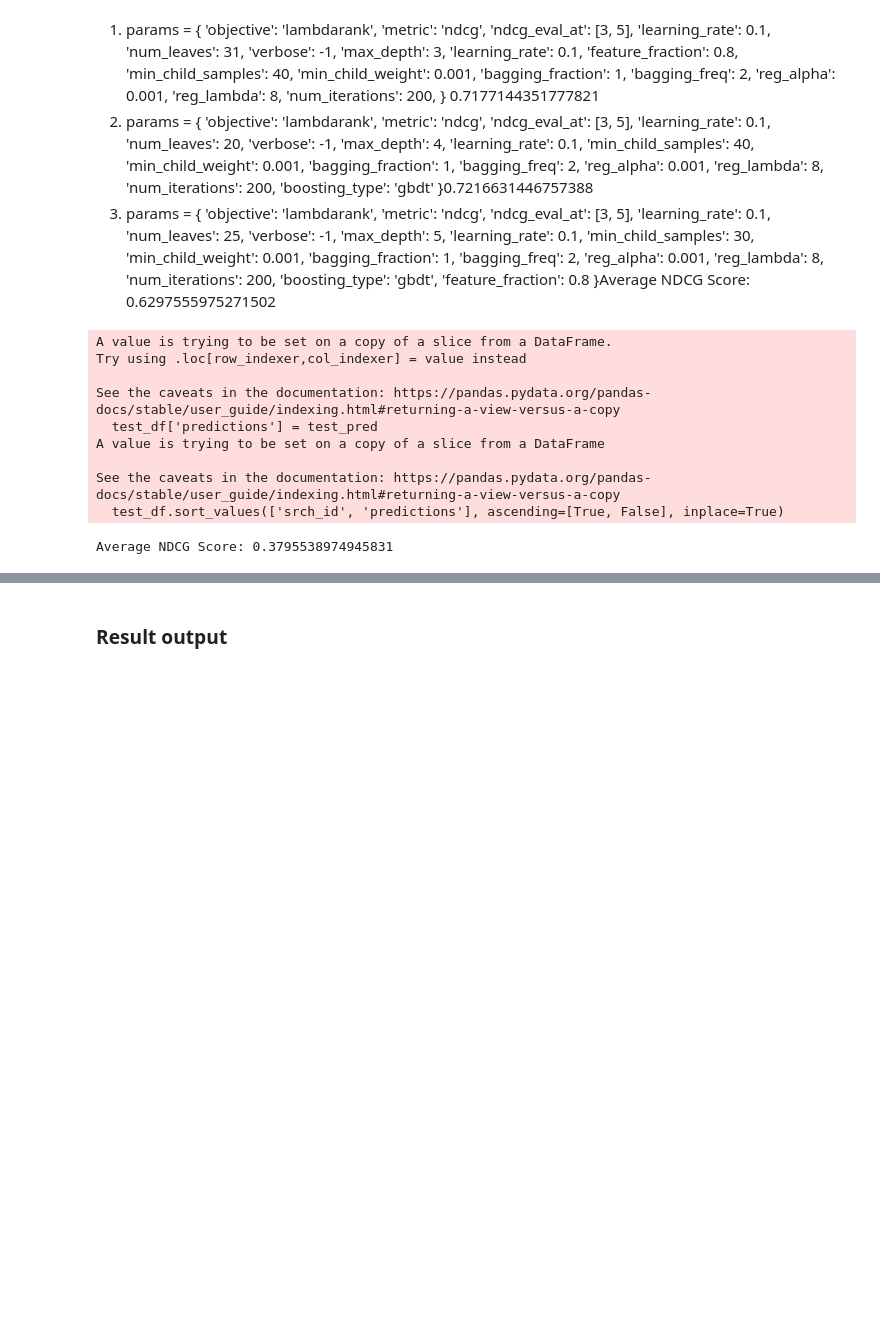
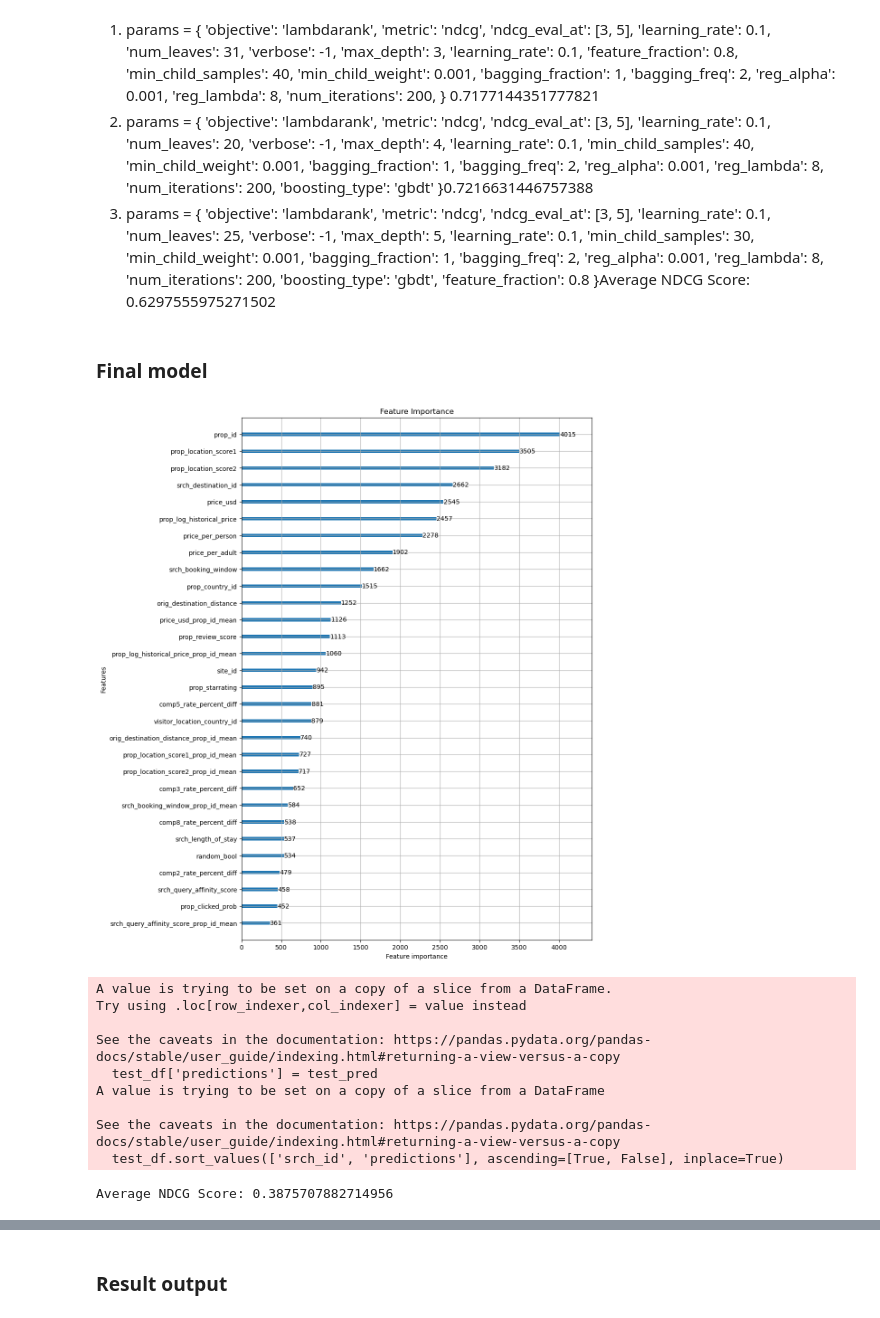
Before and after one commit to Ly-MX15/DMT-Assignment-2, a Jupyter notebook: Menghan's part/model_lightgbm.ipynb, the cells around one changed output, grey strips where cells are left out. Saved outputs shown, nothing was run; the diff lists cells and outputs as text; code cells hidden in the pictures; blank space fills up the shorter version.

Commit message:
menghan's model

```diff
--- a/Menghan's part/model_lightgbm.ipynb
+++ b/Menghan's part/model_lightgbm.ipynb
@@ -48,7 +53,5 @@ print("Columns with NA values and their counts:")
 for col, count in na_counts.items():
     if count > 0:
         print(f"{col}: {count}")
-# 删除有NA值的列
-df = df.dropna(axis=1)
 # %% [output]
 Columns with NA values and their counts:
@@ -70,0 +58,8 @@ comp8_rate_percent_diff_visitor_location_country_id_std: 4956532
+# %%
+A = ['srch_length_of_stay', 'srch_booking_window', 'srch_adults_count', 'srch_children_count', 'srch_room_count']
+B = ['_srch_destination_id_', 'srch_id']
+C = ['median', 'mean', 'std']
+
+columns_to_drop = [b + c for c in C for b in B]
+print("Columns to drop:", columns_to_drop)
+df.drop(columns=columns_to_drop, errors='ignore', inplace=True)
@@ -71,13 +68,23 @@ comp8_rate_percent_diff_visitor_location_country_id_std: 4956532
+# %%
+df_feature = pd.read_csv('feature_importance.csv')
+
+# 筛选出Importance为0的特征
+zero_importance_features = df_feature[df_feature['Importance'] == 0]['Feature'].tolist()
+
+
+# 从原始数据集中删除这些特征
+df.drop(columns=zero_importance_features, inplace=True)
 # %%
 columns = df.columns
 
 # 使用列表推导式筛选出不需要删除的列
 features = [
-    col for col in columns if col not in ['date_time', 'position', 'click_bool', 'booking_bool', 'score']
+    col for col in columns if col not in ['date_time', 'position', 'click_bool', 'booking_bool', 'score', 'srch_id']
     and 'gross_bookings_usd' not in col and 'position' not in col
 ]
 
 
+
 print(len(features))
 print(len(df.columns))
 # %% [output]
@@ -326,10 +235,12 @@ See the caveats in the documentation: https://pandas.pydata.org/pandas-docs/stab
     'boosting_type': 'gbdt',
     'feature_fraction': 0.8
 }Average NDCG Score: 0.6297555975271502
+# %% [markdown]
+### Final model
 # %%
 unique_ids = df['srch_id'].unique()
 train_ids, test_ids = train_test_split(unique_ids, test_size=0.2, random_state=42, shuffle=True)
-train_df = df[df['srch_id'].isin(train_val_ids)]
+train_df = df[df['srch_id'].isin(train_ids)]
 test_df = df[df['srch_id'].isin(test_ids)]
 
 
@@ -338,39 +249,39 @@ train_data = lgb.Dataset(train_df[features], label=train_df['score'], group=trai
 test_data = lgb.Dataset(test_df[features], label=test_df['score'], group=test_df['srch_id'].value_counts().sort_index())
 
 # 设置模型参数
-params = {'num_leaves': 50, 'max_depth': 8, 'min_child_samples': 40, 'learning_rate': 0.1, 'feature_fraction': 0.6,
-          'bagging_fraction': 0.7, 'bagging_freq': 4, 'reg_alpha': 0.1, 'reg_lambda': 10,
-          'objective': 'lambdarank', 'metric': 'ndcg', 'ndcg_eval_at': [3, 5], 'verbose': -1, 'boosting_type': 'gbdt',
-          'num_iterations': 200, 'feature_pre_filter': False}
+params = {'num_leaves': 80, 'max_depth': 1, 'min_child_samples': 100, 'learning_rate': 0.1, 'feature_fraction': 0.8, 'bagging_fraction': 0.95, 'bagging_freq': 3, 'reg_alpha': 0.5, 'reg_lambda': 50, 'num_iterations': 600, 'objective': 'lambdarank', 'metric': 'ndcg', 'ndcg_eval_at': [5], 'verbose': -1, 'boosting_type': 'gbdt', 'feature_pre_filter': False}
 
 # 训练模型
 num_round = 100
 bst = lgb.train(params, train_data, num_round, valid_sets=[test_data])
 
+lgb.plot_importance(bst, max_num_features=30, importance_type='split', figsize=(10, 15), title='Feature Importance')
+plt.show()
 # 预测测试集
 test_pred = bst.predict(test_df[features])
 
 # 评估模型，计算 NDCG 分数
 test_df['predictions'] = test_pred
 
 # 首先确保数据按照 srch_id 和 predictions 降序排序
 test_df.sort_values(['srch_id', 'predictions'], ascending=[True, False], inplace=True)
 
 # 分组并计算每个搜索会话的 NDCG
 grouped = test_df.groupby('srch_id')
 ndcg_scores = []
 
 for name, group in grouped:
     group = group.sort_values('predictions', ascending=False)
     true_relevance = group['score'].values
     scores_pred = group['predictions'].values
     # 计算当前搜索会话的 NDCG 分数，并追加到列表中
     if len(np.unique(true_relevance)) > 1:  # 只计算有正样本的会话
         ndcg_scores.append(ndcg_score([true_relevance], [scores_pred], k=5))
 
 average_ndcg = np.mean(ndcg_scores)
 print(f"Average NDCG Score: {average_ndcg}")
 # %% [output]
+[figure, added]
 A value is trying to be set on a copy of a slice from a DataFrame.
 Try using .loc[row_indexer,col_indexer] = value instead
 
@@ -380,4 +291,4 @@ A value is trying to be set on a copy of a slice from a DataFrame
 
 See the caveats in the documentation: https://pandas.pydata.org/pandas-docs/stable/user_guide/indexing.html#returning-a-view-versus-a-copy
   test_df.sort_values(['srch_id', 'predictions'], ascending=[True, False], inplace=True)
-Average NDCG Score: 0.3795538974945831
+Average NDCG Score: 0.3875707882714956
```
Also changed, not shown: parts of 10 cells of this notebook, 7 other files.
